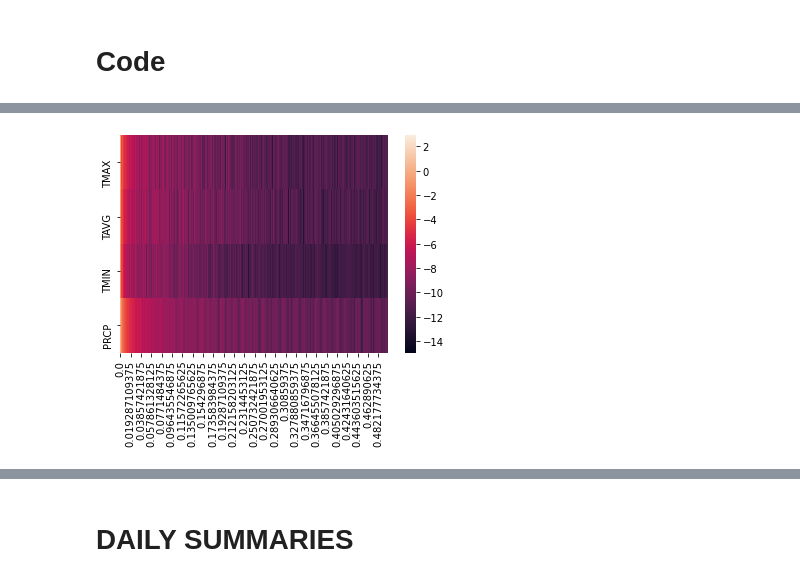
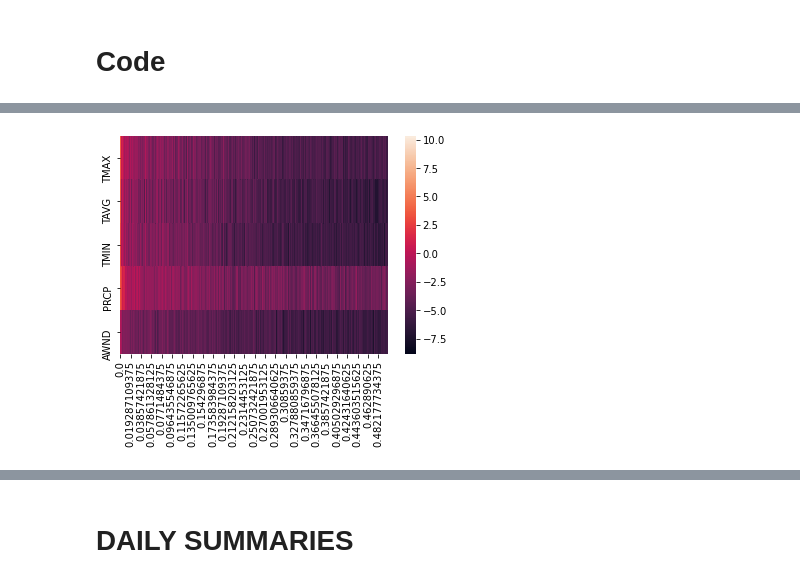
Before and after one commit to athena-ye/Historical-Data, a Jupyter notebook: Historical Data.ipynb, the cells around one changed output, grey strips where cells are left out. Cells and saved outputs as stored; diff of their text form; code cells hidden in the pictures.

```diff
--- a/Historical Data.ipynb
+++ b/Historical Data.ipynb
@@ -195,6 +187,0 @@ Length: 7665, dtype: float64
-# %%
-meantavg = avgoverall.mean(axis=(1))
-
-stationtavg = meantavg.interpolate('time',limit_direction='both')
-stationtavg = stationtavg.to_numpy()
-stationtavg
@@ -218,6 +203,6 @@ bmean = bcumulative.mean(axis=(0))
 # %%
 years = []
-stationlist = ['AE000041196', 'AEM00041194', 'AEM00041217', 'AEM00041218', 'AFM00040938']
+stationlist = ['AE000041196', 'AEM00041194', 'AEM00041217', 'AEM00041218', 'AG000060390']
 year = 0
 ultimate = pd.DataFrame()
 for f in glob.glob("/Users/athenaye/Desktop/by_year_parquet_trial/*.parquet"):
@@ -268,6 +265,6 @@ tmaxbmean = np.nanmean(tmaxbcumulative, axis=(0))
 # %%
 years = []
-stationlist = ['AE000041196', 'AEM00041194', 'AEM00041217', 'AEM00041218', 'AFM00040938']
+stationlist = ['AE000041196', 'AEM00041194', 'AEM00041217', 'AEM00041218', 'AG000060390']
 year = 0
 ultimate = pd.DataFrame()
 for f in glob.glob("/Users/athenaye/Desktop/by_year_parquet_trial/*.parquet"):
@@ -319,6 +329,6 @@ tminbmean = np.nanmean(tminbcumulative, axis=(0))
 # %%
 years = []
-stationlist = ['AE000041196', 'AEM00041194', 'AEM00041217', 'AEM00041218', 'AFM00040938']
+stationlist = ['AE000041196', 'AEM00041194', 'AEM00041217', 'AEM00041218', 'AG000060390']
 year = 0
 ultimate = pd.DataFrame()
 for f in glob.glob("/Users/athenaye/Desktop/by_year_parquet_trial/*.parquet"):
@@ -370,17 +392,18 @@ prcpbmean = np.nanmean(prcpbcumulative, axis=(0))
 # %%
 param1 = ['TAVG']
 param2 = ['TMAX']
 param3 = ['TMIN']
 param4 = ['PRCP']
+param5 = ['AWND']
 #take difference in between 0.5 and 0.48, then find lowest freq value
 hm1 = pd.DataFrame(data = amean, columns = param1, index = bmean)
 hm2 = pd.DataFrame(data = tmaxamean, columns = param2, index = tmaxbmean)
 hm3 = pd.DataFrame(data = tminamean, columns = param3, index = tminbmean)
 hm4 = pd.DataFrame(data = prcpamean, columns = param4, index = prcpbmean)
-hm = pd.concat([hm2, hm1, hm3, hm4], axis=1)
-#print(hm)
+hm5 = pd.DataFrame(data = aawndmean, columns = param5, index = bawndmean)
+hm = pd.concat([hm2, hm1, hm3, hm4, hm5], axis=1)
 loghm = np.log(hm)
 fig = sns.heatmap(loghm.T)
 #plt.xscale("log", base = 2)
 # %% [output]
-[figure, old version]
+[figure, new version]
```
Also changed, not shown: parts of 54 cells of this notebook, 1 other file.
